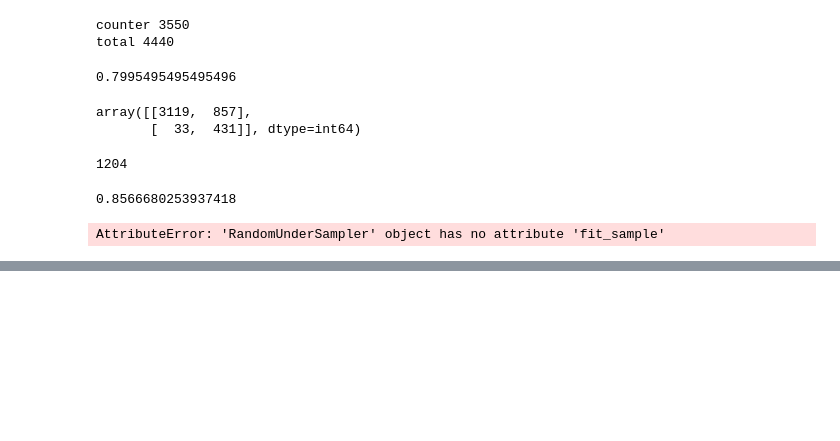
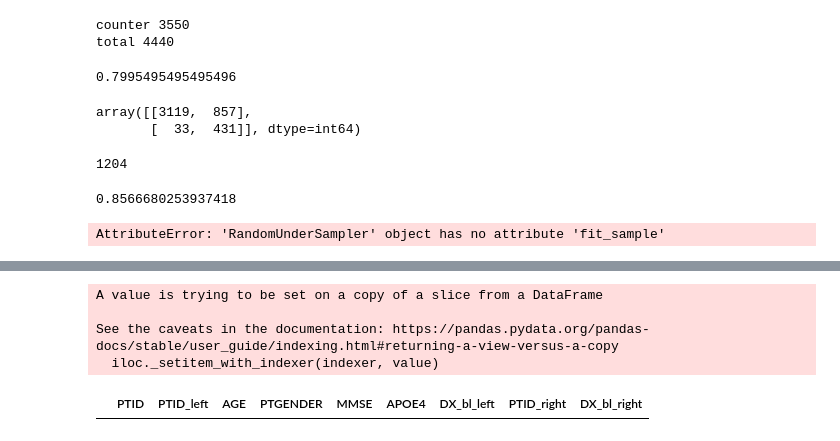
Before and after one commit to V1ncenttt/FYP-Alzheimer-Harmonisation, a Jupyter notebook: src/harmonisation.ipynb, the cells around one changed output, grey strips where cells are left out. Saved outputs shown, nothing was run; the diff lists cells and outputs as text; code cells hidden in the pictures; blank space fills up the shorter version.

```diff
--- a/src/harmonisation.ipynb
+++ b/src/harmonisation.ipynb
@@ -294,0 +311,19 @@ AttributeError: 'RandomUnderSampler' object has no attribute 'fit_sample'
+# %%
+
+firstvisits = ~base_pred.duplicated(subset=['PTID'])
+lastvisits = ~base_pred.duplicated(subset=['PTID'], keep='last')
+#base_pred = pd.concat([merge['PTID'], merge['AGE'], merge['PTGENDER'], merge['MMSE'], merge['APOE4'], merge['DX_bl'], firstvisits, lastvisits], axis=1)
+first = base_pred.loc[firstvisits]
+last = base_pred.loc[lastvisits]
+
+
+last =  pd.concat([last['PTID'], last['DX_bl']],axis=1)
+first.loc['PTID'] = first['PTID'].astype(str)
+last.loc['PTID'] = last['PTID'].astype(str)
+first.join(last, on='PTID', how='inner', lsuffix='_left', rsuffix='_right')
+# %% [output]
+A value is trying to be set on a copy of a slice from a DataFrame
+
+See the caveats in the documentation: https://pandas.pydata.org/pandas-docs/stable/user_guide/indexing.html#returning-a-view-versus-a-copy
+  iloc._setitem_with_indexer(indexer, value)
+|  | PTID | PTID_left | AGE | PTGENDER | MMSE | APOE4 | DX_bl_left | PTID_right | DX_bl_right |
```
Also changed, not shown: parts of 7 cells of this notebook, 2 other files.
